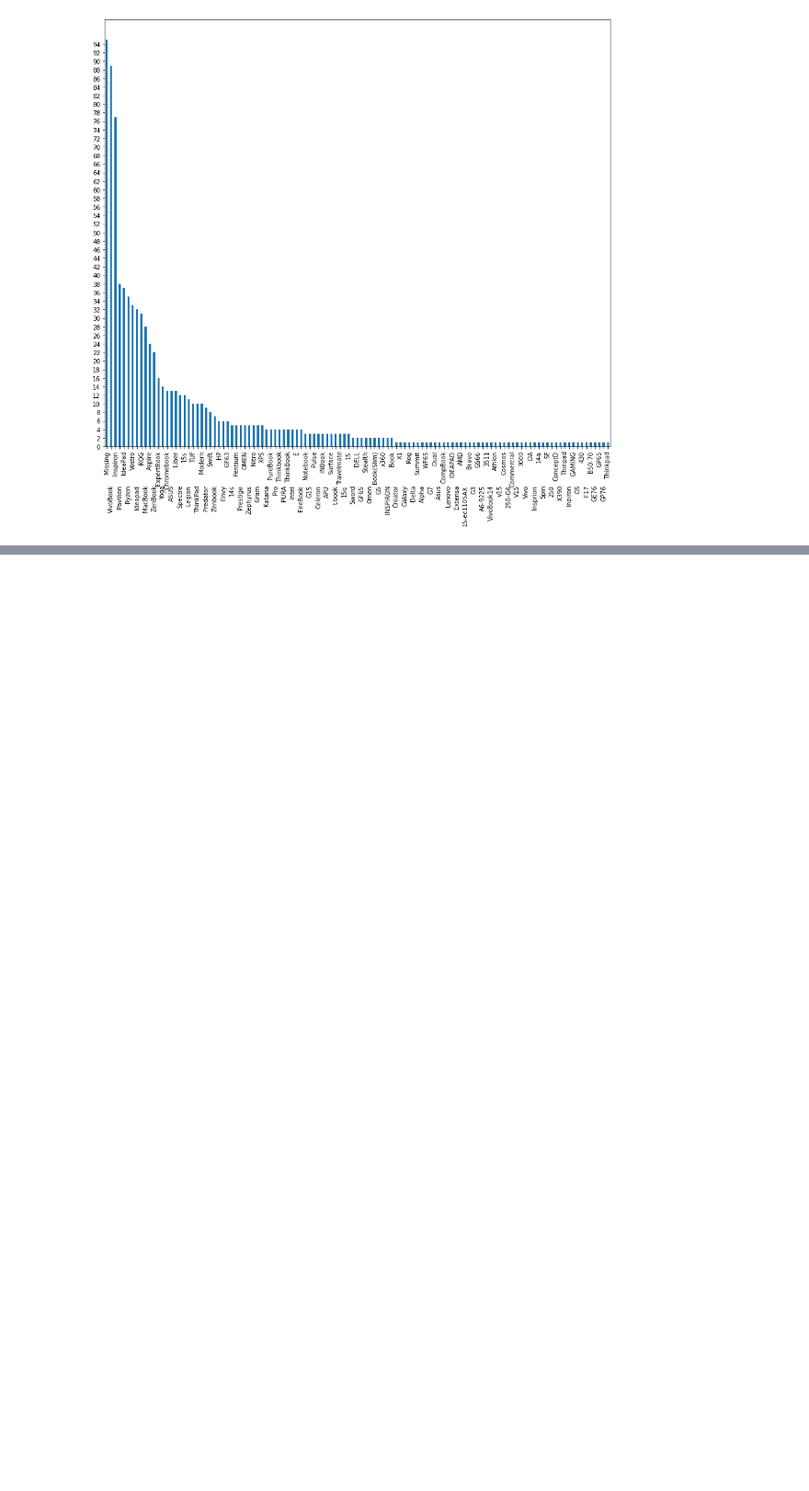
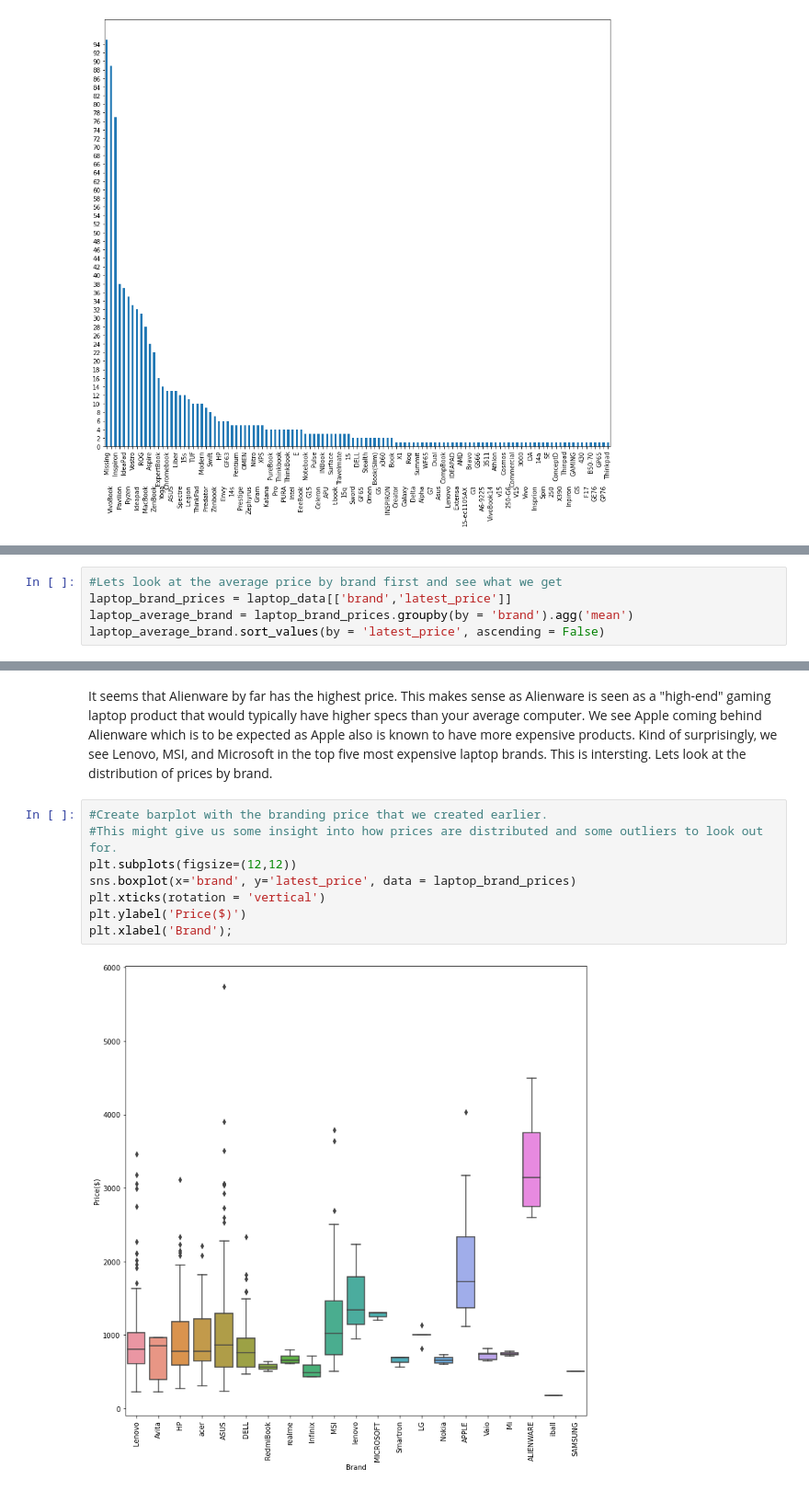
Before and after one commit to lutimoth/LaptopPriceModeling, a Jupyter notebook: Laptop Data Wrangling.ipynb, the cells around one changed output, grey strips where cells are left out. Shown at 92% size. Cells and saved outputs as stored; diff of their text form; blank space fills up the shorter version.

```diff
--- a/Laptop Data Wrangling.ipynb
+++ b/Laptop Data Wrangling.ipynb
@@ -348,0 +361,5 @@ Because the specification features are very discrete,we will leave deeper analys
+# %%
+#Lets look at the average price by brand first and see what we get
+laptop_brand_prices = laptop_data[['brand','latest_price']]
+laptop_average_brand = laptop_brand_prices.groupby(by = 'brand').agg('mean')
+laptop_average_brand.sort_values(by = 'latest_price', ascending = False)
@@ -348,0 +385,12 @@ Because the specification features are very discrete,we will leave deeper analys
+# %% [markdown]
+It seems that Alienware by far has the highest price. This makes sense as Alienware is seen as a "high-end" gaming laptop product that would typically have higher specs than your average computer. We see Apple coming behind Alienware which is to be expected as Apple also is known to have more expensive products. Kind of surprisingly, we see Lenovo, MSI, and Microsoft in the top five most expensive laptop brands. This is intersting. Lets look at the distribution of prices by brand.
+# %%
+#Create barplot with the branding price that we created earlier.
+#This might give us some insight into how prices are distributed and some outliers to look out for.
+plt.subplots(figsize=(12,12))
+sns.boxplot(x='brand', y='latest_price', data = laptop_brand_prices)
+plt.xticks(rotation = 'vertical')
+plt.ylabel('Price($)')
+plt.xlabel('Brand');
+# %% [output]
+[figure, added]
```
Also changed, not shown: parts of 17 cells of this notebook, 1 other file.
